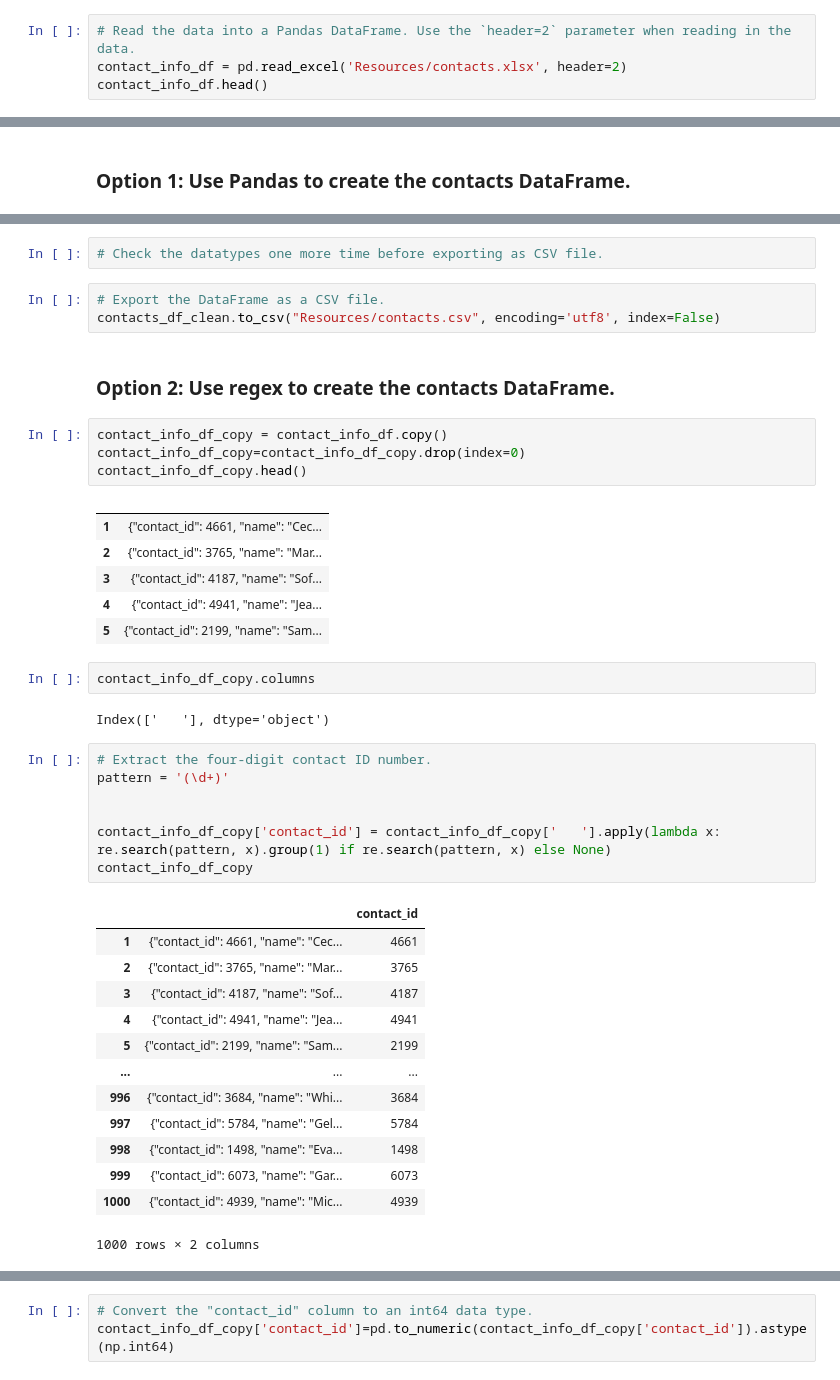
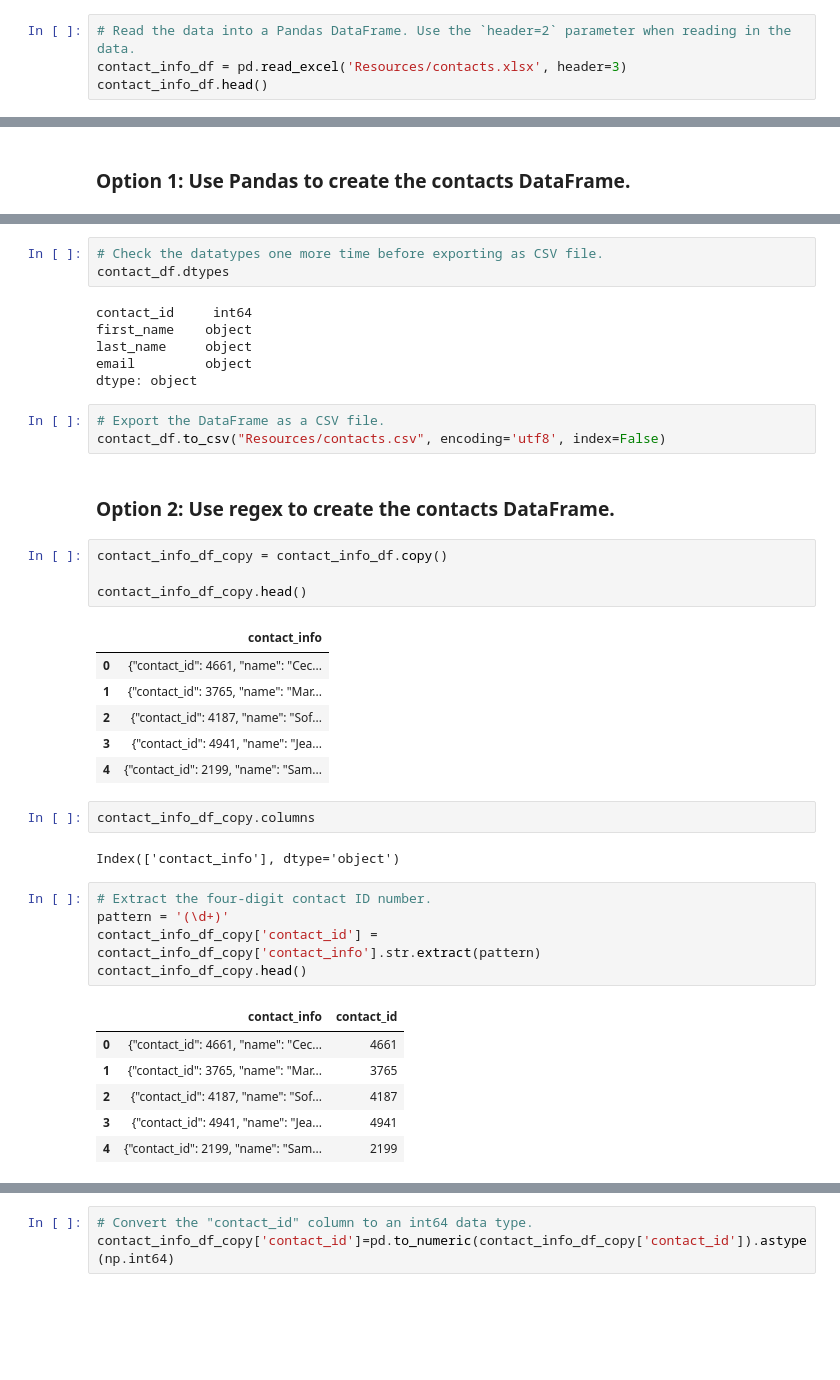
Before and after one commit to comfyben/Crowdfunding_ETL, a Jupyter notebook: ETL_Project_BComfort_GSmith.ipynb, the cells around one changed output, grey strips where cells are left out. Saved outputs shown, nothing was run; the diff lists cells and outputs as text; blank space fills up the shorter version.

```diff
--- a/ETL_Project_BComfort_GSmith.ipynb
+++ b/ETL_Project_BComfort_GSmith.ipynb
@@ -272,6 +272,6 @@ campaign_cleaned.to_csv("Resources/campaign.csv", index=False)
 ### Extract the contacts.xlsx Data.
 # %%
 # Read the data into a Pandas DataFrame. Use the `header=2` parameter when reading in the data.
-contact_info_df = pd.read_excel('Resources/contacts.xlsx', header=2)
+contact_info_df = pd.read_excel('Resources/contacts.xlsx', header=3)
 contact_info_df.head()
 # %% [output]
@@ -316,46 +362,44 @@ print(dict_values)
 # %%
 # Check the datatypes one more time before exporting as CSV file.
+contact_df.dtypes
+# %% [output]
+contact_id     int64
+first_name    object
+last_name     object
+email         object
+dtype: object
 # %%
 # Export the DataFrame as a CSV file.
-contacts_df_clean.to_csv("Resources/contacts.csv", encoding='utf8', index=False)
+contact_df.to_csv("Resources/contacts.csv", encoding='utf8', index=False)
 # %% [markdown]
 ### Option 2: Use regex to create the contacts DataFrame.
 # %%
 contact_info_df_copy = contact_info_df.copy()
-contact_info_df_copy=contact_info_df_copy.drop(index=0)
+
 contact_info_df_copy.head()
 # %% [output]
-|  |  |
-| 1 | {"contact_id": 4661, "name": "Cec... |
-| 2 | {"contact_id": 3765, "name": "Mar... |
-| 3 | {"contact_id": 4187, "name": "Sof... |
-| 4 | {"contact_id": 4941, "name": "Jea... |
-| 5 | {"contact_id": 2199, "name": "Sam... |
+|  | contact_info |
+| 0 | {"contact_id": 4661, "name": "Cec... |
+| 1 | {"contact_id": 3765, "name": "Mar... |
+| 2 | {"contact_id": 4187, "name": "Sof... |
+| 3 | {"contact_id": 4941, "name": "Jea... |
+| 4 | {"contact_id": 2199, "name": "Sam... |
 # %%
 contact_info_df_copy.columns
 # %% [output]
-Index(['   '], dtype='object')
+Index(['contact_info'], dtype='object')
 # %%
 # Extract the four-digit contact ID number.
 pattern = '(\d+)'
-
-
-contact_info_df_copy['contact_id'] = contact_info_df_copy['   '].apply(lambda x: re.search(pattern, x).group(1) if re.search(pattern, x) else None)
-contact_info_df_copy
+contact_info_df_copy['contact_id'] = contact_info_df_copy['contact_info'].str.extract(pattern)
+contact_info_df_copy.head()
 # %% [output]
-|  |  | contact_id |
-| 1 | {"contact_id": 4661, "name": "Cec... | 4661 |
-| 2 | {"contact_id": 3765, "name": "Mar... | 3765 |
-| 3 | {"contact_id": 4187, "name": "Sof... | 4187 |
-| 4 | {"contact_id": 4941, "name": "Jea... | 4941 |
-| 5 | {"contact_id": 2199, "name": "Sam... | 2199 |
-| ... | ... | ... |
-| 996 | {"contact_id": 3684, "name": "Whi... | 3684 |
-| 997 | {"contact_id": 5784, "name": "Gel... | 5784 |
-| 998 | {"contact_id": 1498, "name": "Eva... | 1498 |
-| 999 | {"contact_id": 6073, "name": "Gar... | 6073 |
-| 1000 | {"contact_id": 4939, "name": "Mic... | 4939 |
+|  | contact_info | contact_id |
+| 0 | {"contact_id": 4661, "name": "Cec... | 4661 |
+| 1 | {"contact_id": 3765, "name": "Mar... | 3765 |
+| 2 | {"contact_id": 4187, "name": "Sof... | 4187 |
+| 3 | {"contact_id": 4941, "name": "Jea... | 4941 |
+| 4 | {"contact_id": 2199, "name": "Sam... | 2199 |
-1000 rows × 2 columns
 # %%
 # Check the datatypes.
 contact_info_df_copy.dtypes
```
Also changed, not shown: parts of 10 cells of this notebook.
